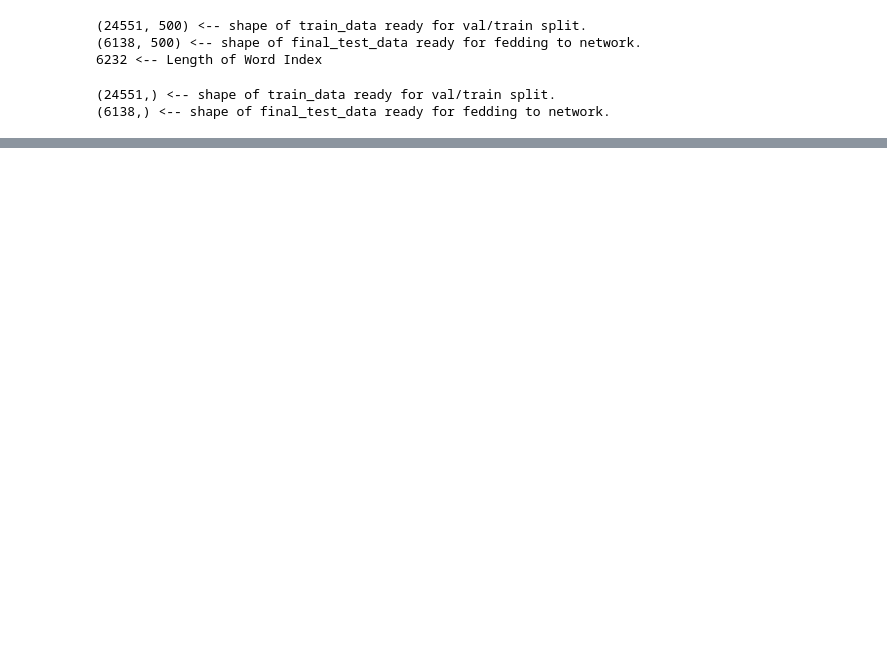
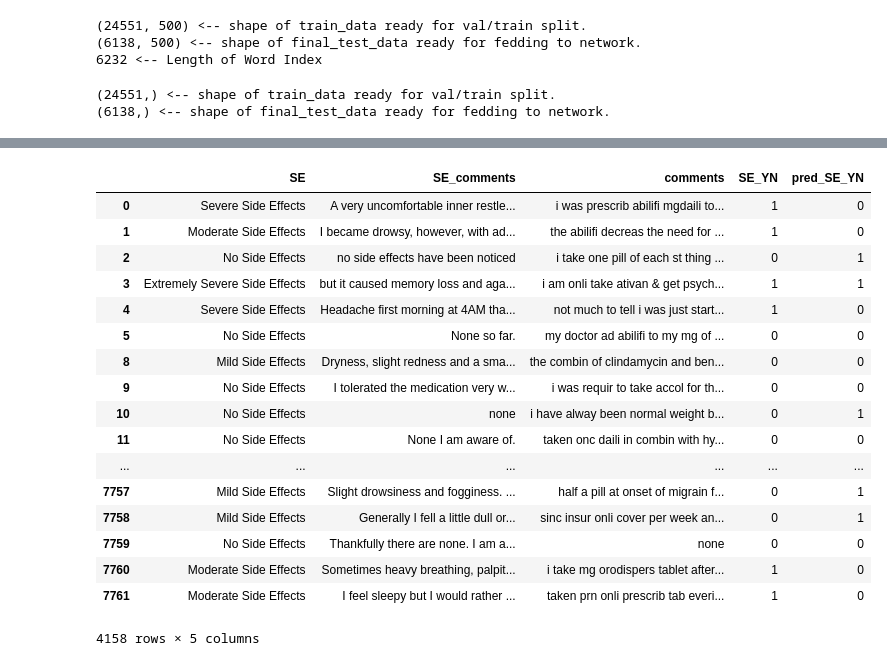
Before and after one commit to jzz0026/Galvanize_capstone_project_drug_reviews, a Jupyter notebook: Predict_witai_sentiment_results_with_selected_comments.ipynb, the cells around one changed output, grey strips where cells are left out. Saved outputs shown, nothing was run; the diff lists cells and outputs as text; code cells hidden in the pictures; blank space fills up the shorter version.

```diff
--- a/Predict_witai_sentiment_results_with_selected_comments.ipynb
+++ b/Predict_witai_sentiment_results_with_selected_comments.ipynb
@@ -407,0 +436,6 @@ model.save('./model_report/Wit_ai_bilstm_2l.h5')
+# %%
+unkn_test = clean_text(unkn_data2,'comments')
+
+unkn_test_sequences = tokenizer.texts_to_sequences(unkn_test['comments'])
+X_unkn_test = sequence.pad_sequences(unkn_test_sequences, maxlen = max_review_length)
+y_unkn_test = unkn_data2['SE_YN']
@@ -407,0 +450,2 @@ model.save('./model_report/Wit_ai_bilstm_2l.h5')
+# %%
+y_unkn_test_pred = model.predict_classes(X_unkn_test)
@@ -407,0 +457,4 @@ model.save('./model_report/Wit_ai_bilstm_2l.h5')
+# %%
+unkn_test['pred_SE_YN'] = y_unkn_test_pred
+for a in unkn_test[(unkn_test['pred_SE_YN'] == 1)]['SE_comments'].sample(10):
+    print(a+'\n')
@@ -407,0 +481,4 @@ model.save('./model_report/Wit_ai_bilstm_2l.h5')
+# %%
+unkn_test['pred_SE_YN'] = y_unkn_test_pred
+for a in unkn_test[(unkn_test['pred_SE_YN'] == 0)]['SE_comments'].sample(10):
+    print(a+'\n')
@@ -407,0 +505,21 @@ model.save('./model_report/Wit_ai_bilstm_2l.h5')
+# %%
+unkn_test#.groupby('SE').size()
+# %% [output]
+|  | SE | SE_comments | comments | SE_YN | pred_SE_YN |
+| 0 | Severe Side Effects | A very uncomfortable inner restle... | i was prescrib abilifi mgdaili to... | 1 | 0 |
+| 1 | Moderate Side Effects | I became drowsy, however, with ad... | the abilifi decreas the need for ... | 1 | 0 |
+| 2 | No Side Effects | no side effects have been noticed | i take one pill of each st thing ... | 0 | 1 |
+| 3 | Extremely Severe Side Effects | but it caused memory loss and aga... | i am onli take ativan & get psych... | 1 | 1 |
+| 4 | Severe Side Effects | Headache first morning at 4AM tha... | not much to tell i was just start... | 1 | 0 |
+| 5 | No Side Effects | None so far. | my doctor ad abilifi to my mg of ... | 0 | 0 |
+| 8 | Mild Side Effects | Dryness, slight redness and a sma... | the combin of clindamycin and ben... | 0 | 0 |
+| 9 | No Side Effects | I tolerated the medication very w... | i was requir to take accol for th... | 0 | 0 |
+| 10 | No Side Effects | none | i have alway been normal weight b... | 0 | 1 |
+| 11 | No Side Effects | None I am aware of. | taken onc daili in combin with hy... | 0 | 0 |
+| ... | ... | ... | ... | ... | ... |
+| 7757 | Mild Side Effects | Slight drowsiness and fogginess. ... | half a pill at onset of migrain f... | 0 | 1 |
+| 7758 | Mild Side Effects | Generally I fell a little dull or... | sinc insur onli cover per week an... | 0 | 1 |
+| 7759 | No Side Effects | Thankfully there are none. I am a... | none | 0 | 0 |
+| 7760 | Moderate Side Effects | Sometimes heavy breathing, palpit... | i take mg orodispers tablet after... | 1 | 0 |
+| 7761 | Moderate Side Effects | I feel sleepy but I would rather ... | taken prn onli prescrib tab everi... | 1 | 0 |
+4158 rows × 5 columns
```
Also changed, not shown: parts of 20 cells of this notebook, 2 other files.
